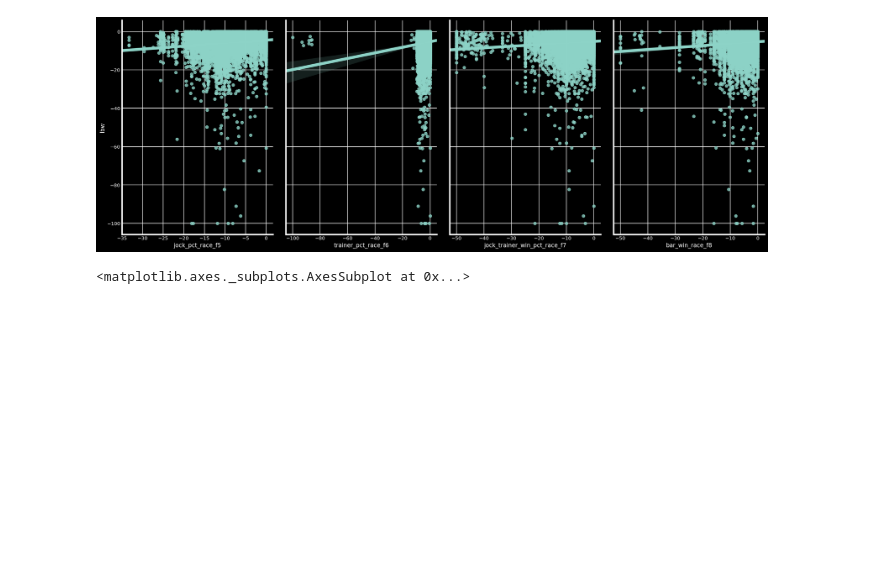
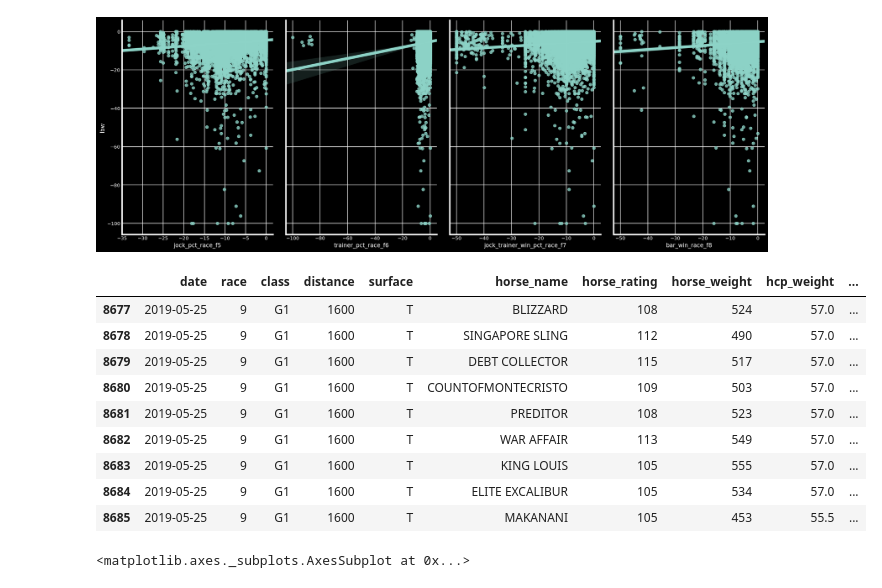
Before and after one commit to CharlesCSpencer/GA-Capstone, a Jupyter notebook: 2_Feature Engineering.ipynb, the cells around one changed output. Saved outputs shown, nothing was run; the diff lists cells and outputs as text; code cells hidden in the pictures; blank space fills up the shorter version.

```diff
--- a/2_Feature Engineering.ipynb
+++ b/2_Feature Engineering.ipynb
@@ -1686,6 +1693,24 @@ sns.pairplot(df, x_vars=['jock_pct_race_f5', 'trainer_pct_race_f6', 'jock_traine
 # %% [output]
 <seaborn.axisgrid.PairGrid at 0x...>
 [figure]
+# %%
+# review outliers:
+pd.set_option('display.max_rows', 500)
+pd.set_option('display.max_columns', 500)
+pd.set_option('display.width', 1000)
+
+df.loc[(df['trainer_pct_race_f6'] < -20)].head(83)
+# %% [output]
+|  | date | race | class | distance | surface | horse_name | horse_rating | horse_weight | hcp_weight | ... |
+| 8677 | 2019-05-25 | 9 | G1 | 1600 | T | BLIZZARD | 108 | 524 | 57.0 | ... |
+| 8678 | 2019-05-25 | 9 | G1 | 1600 | T | SINGAPORE SLING | 112 | 490 | 57.0 | ... |
+| 8679 | 2019-05-25 | 9 | G1 | 1600 | T | DEBT COLLECTOR | 115 | 517 | 57.0 | ... |
+| 8680 | 2019-05-25 | 9 | G1 | 1600 | T | COUNTOFMONTECRISTO | 109 | 503 | 57.0 | ... |
+| 8681 | 2019-05-25 | 9 | G1 | 1600 | T | PREDITOR | 108 | 523 | 57.0 | ... |
+| 8682 | 2019-05-25 | 9 | G1 | 1600 | T | WAR AFFAIR | 113 | 549 | 57.0 | ... |
+| 8683 | 2019-05-25 | 9 | G1 | 1600 | T | KING LOUIS | 105 | 555 | 57.0 | ... |
+| 8684 | 2019-05-25 | 9 | G1 | 1600 | T | ELITE EXCALIBUR | 105 | 534 | 57.0 | ... |
+| 8685 | 2019-05-25 | 9 | G1 | 1600 | T | MAKANANI | 105 | 453 | 55.5 | ... |
 # %%
 # Multicollinearity check. (Dropping Feature 2-2e)
 # create a Python list of feature names
```
Also changed, not shown: parts of 21 cells of this notebook, 5 other files.
